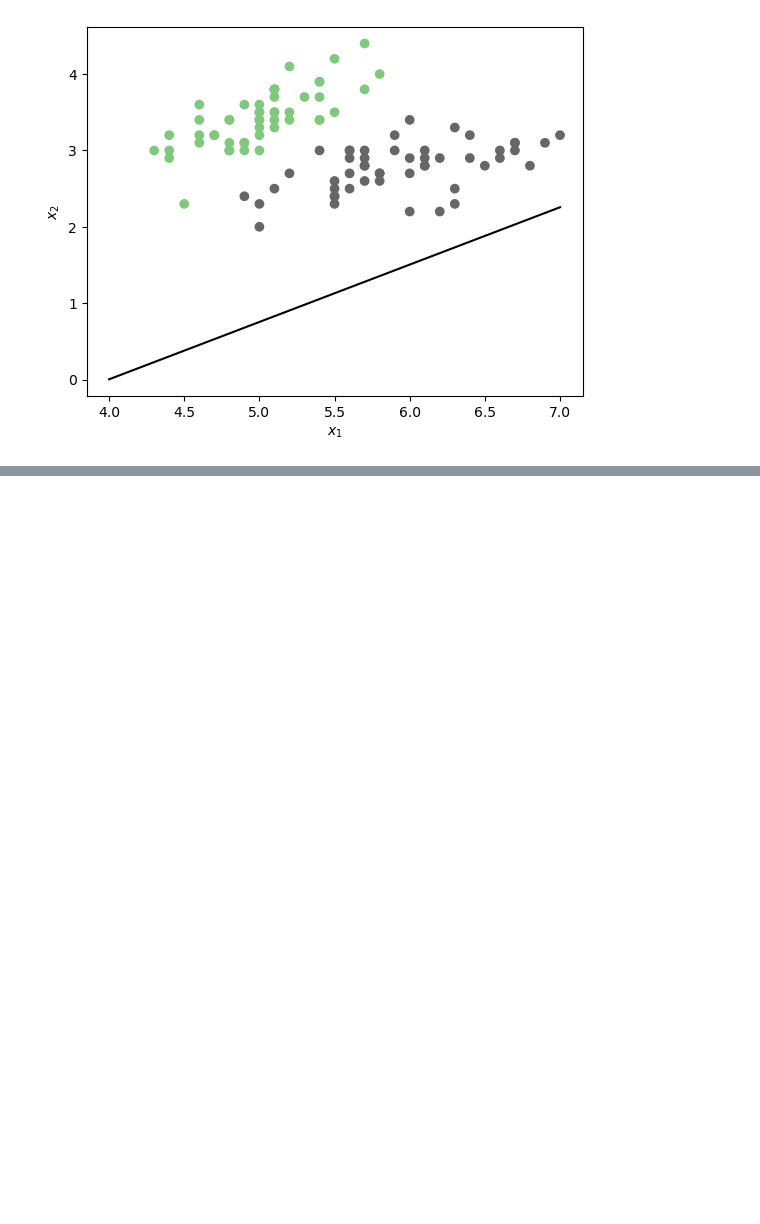
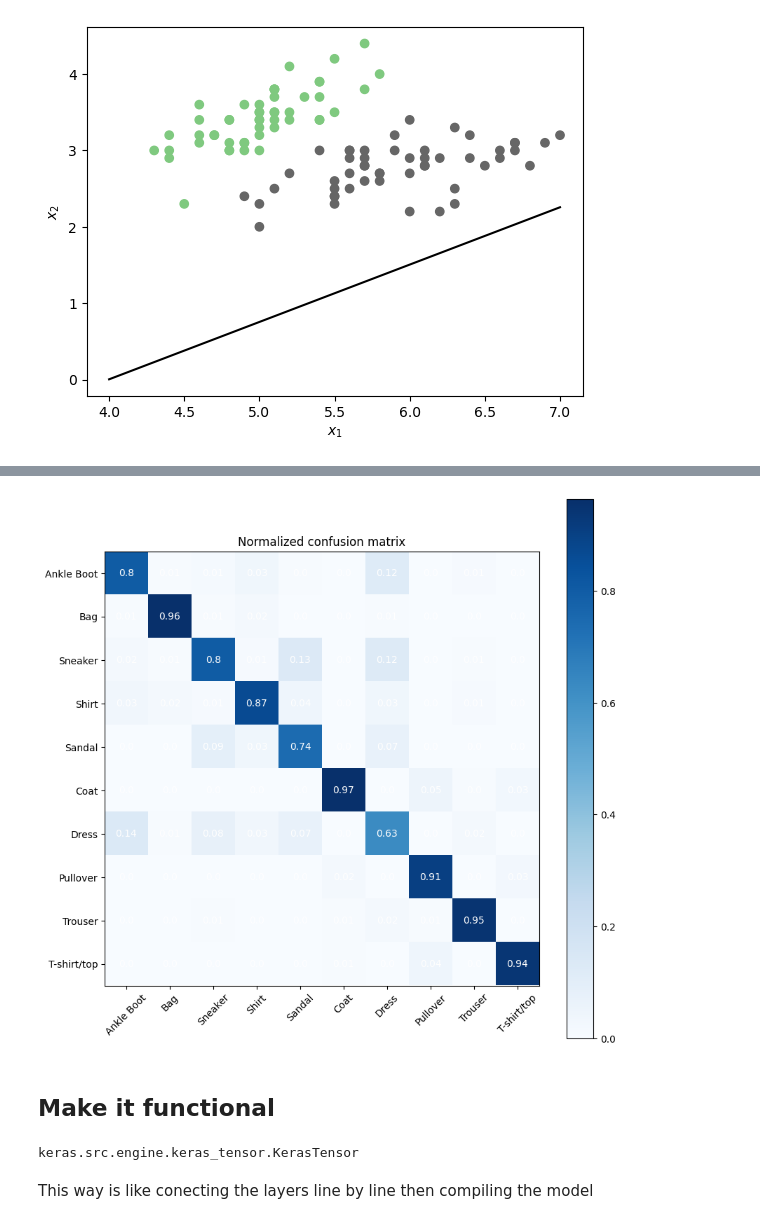
Before and after one commit to Astolfo2332/dpl_notes, a Jupyter notebook: notes.ipynb, the cells around one changed output, grey strips where cells are left out. Saved outputs shown, nothing was run; the diff lists cells and outputs as text; code cells hidden in the pictures; blank space fills up the shorter version.

```diff
--- a/notes.ipynb
+++ b/notes.ipynb
@@ -63,0 +274,4 @@ line1, = ax.plot(x1,x2,'k')
+# %%
+preds = np.argmax(model.predict(X_testN), axis=1)
+acurr = np.mean(preds == y_test)
+print("Acurracy =", acurr * 100, "%")
@@ -63,0 +316,31 @@ line1, = ax.plot(x1,x2,'k')
+# %%
+from sklearn.metrics import confusion_matrix
+cm = confusion_matrix(y_test, preds)
+cm = cm / np.sum(cm,axis=0) # to normalize
+cmap = plt.cm.Blues
+tick_marks = np.arange(nb_classes)
+fig, ax = plt.subplots(figsize=(10,10))
+im = ax.imshow(cm, interpolation='nearest', cmap=cmap)
+for i in range(cm.shape[0]):
+    for j in range(cm.shape[1]):
+        text = ax.text(j, i, np.around(cm[i, j],decimals=2),
+                       ha="center", va="center", color="w")
+plt.title('Normalized confusion matrix')
+fig.colorbar(im)
+plt.xticks(tick_marks, objects, rotation=45)
+plt.yticks(tick_marks, objects)
+# %% [output]
+[figure, added]
+# %% [markdown]
+## Make it functional
+# %%
+from tensorflow.keras.layers import Input, Dense
+from tensorflow.keras.models import Model
+
+
+inputs = Input(shape=(784,)) # a tensor
+type(inputs)
+# %% [output]
+keras.src.engine.keras_tensor.KerasTensor
+# %% [markdown]
+This way is like conecting the layers line by line then compiling the model
```
Also changed, not shown: parts of 37 cells of this notebook.
